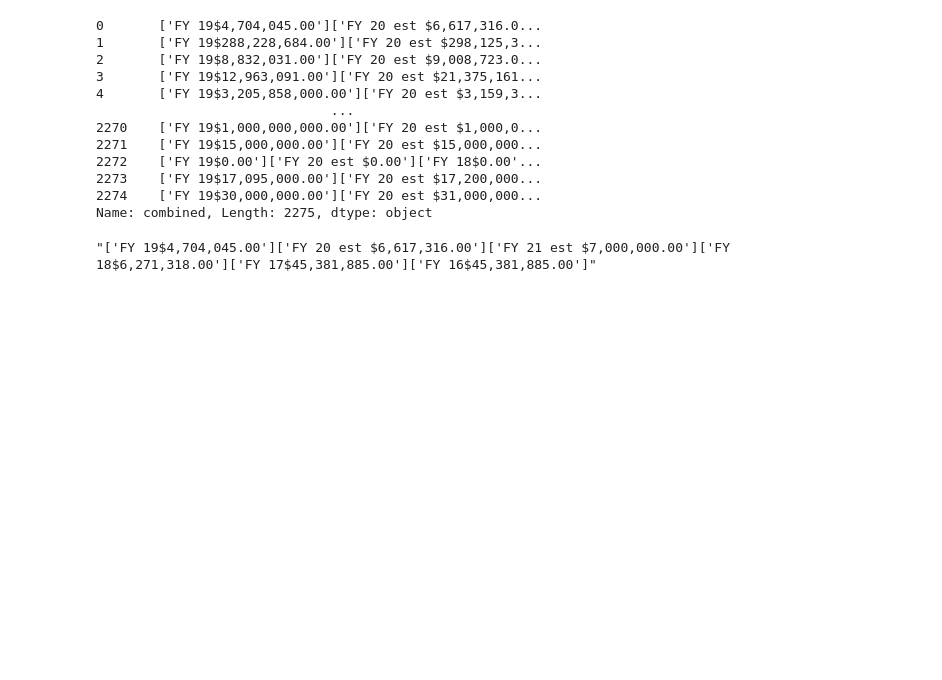
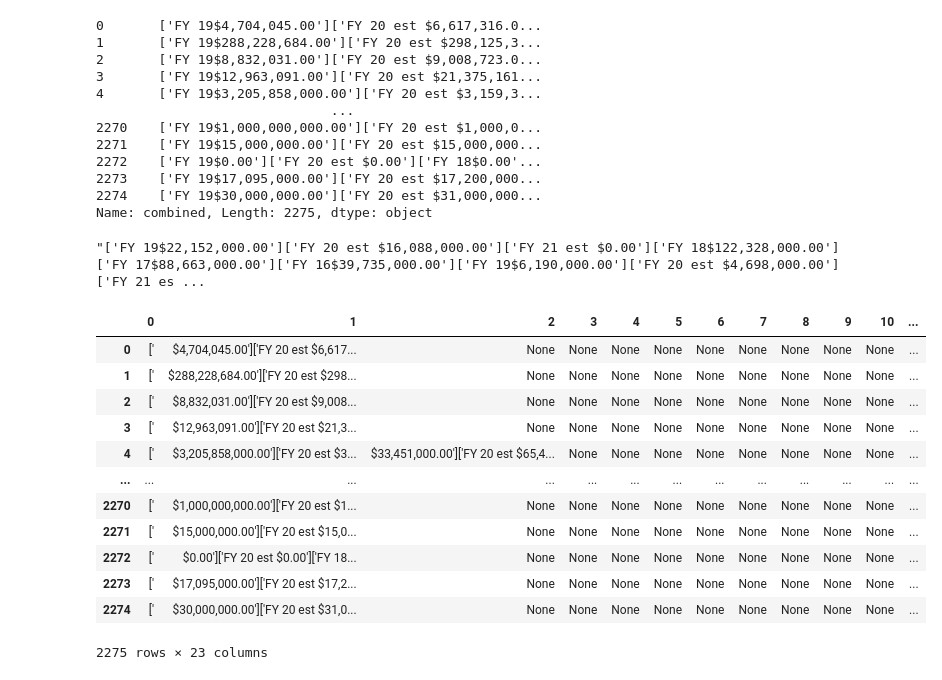
Before and after one commit to nuot/AL-Clean, a Jupyter notebook: AssistantListing_ObliClean_InProgress.ipynb, the cells around one changed output. Drawn from its saved outputs; the diff is of its cells as text; code cells hidden in the pictures; blank space fills up the shorter version.

```diff
--- a/AssistantListing_ObliClean_InProgress.ipynb
+++ b/AssistantListing_ObliClean_InProgress.ipynb
@@ -121,6 +105,34 @@ df['combined']
 2274    ['FY 19$30,000,000.00']['FY 20 est $31,000,000...
 Name: combined, Length: 2275, dtype: object
 # %%
-df['combined'][0]
+df['combined'][10]
 # %% [output]
-"['FY 19$4,704,045.00']['FY 20 est $6,617,316.00']['FY 21 est $7,000,000.00']['FY 18$6,271,318.00']['FY 17$45,381,885.00']['FY 16$45,381,885.00']"
+"['FY 19$22,152,000.00']['FY 20 est $16,088,000.00']['FY 21 est $0.00']['FY 18$122,328,000.00']['FY 17$88,663,000.00']['FY 16$39,735,000.00']['FY 19$6,190,000.00']['FY 20 est $4,698,000.00']['FY 21 es ...
+# %%
+newdf = df['combined'].str.split('FY 19', expand=True)
+# %%
+newdf['type1'] = 'FY 19' + newdf[1].astype(str)
+# %%
+len(newdf[2])
+
+for i in range(len(newdf[2])):
+  if newdf[2][i] != None:
+    newdf['type2'][i] = 'FY 19' + newdf[2][i]
+  else:
+    newdf['type2'][i] = ''
+# %%
+newdf
+# %% [output]
+|  | 0 | 1 | 2 | 3 | 4 | 5 | 6 | 7 | 8 | 9 | 10 | ... |
+| 0 | [' | $4,704,045.00']['FY 20 est $6,617... | None | None | None | None | None | None | None | None | None | ... |
+| 1 | [' | $288,228,684.00']['FY 20 est $298... | None | None | None | None | None | None | None | None | None | ... |
+| 2 | [' | $8,832,031.00']['FY 20 est $9,008... | None | None | None | None | None | None | None | None | None | ... |
+| 3 | [' | $12,963,091.00']['FY 20 est $21,3... | None | None | None | None | None | None | None | None | None | ... |
+| 4 | [' | $3,205,858,000.00']['FY 20 est $3... | $33,451,000.00']['FY 20 est $65,4... | None | None | None | None | None | None | None | None | ... |
+| ... | ... | ... | ... | ... | ... | ... | ... | ... | ... | ... | ... | ... |
+| 2270 | [' | $1,000,000,000.00']['FY 20 est $1... | None | None | None | None | None | None | None | None | None | ... |
+| 2271 | [' | $15,000,000.00']['FY 20 est $15,0... | None | None | None | None | None | None | None | None | None | ... |
+| 2272 | [' | $0.00']['FY 20 est $0.00']['FY 18... | None | None | None | None | None | None | None | None | None | ... |
+| 2273 | [' | $17,095,000.00']['FY 20 est $17,2... | None | None | None | None | None | None | None | None | None | ... |
+| 2274 | [' | $30,000,000.00']['FY 20 est $31,0... | None | None | None | None | None | None | None | None | None | ... |
+2275 rows × 23 columns
```
Also changed, not shown: parts of 1 cell of this notebook.
